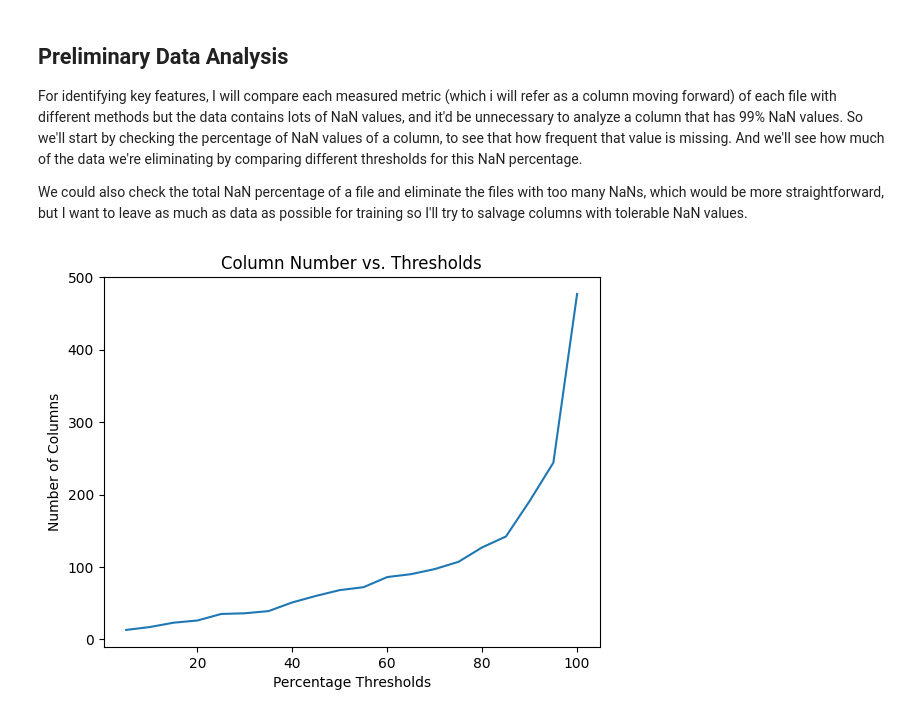
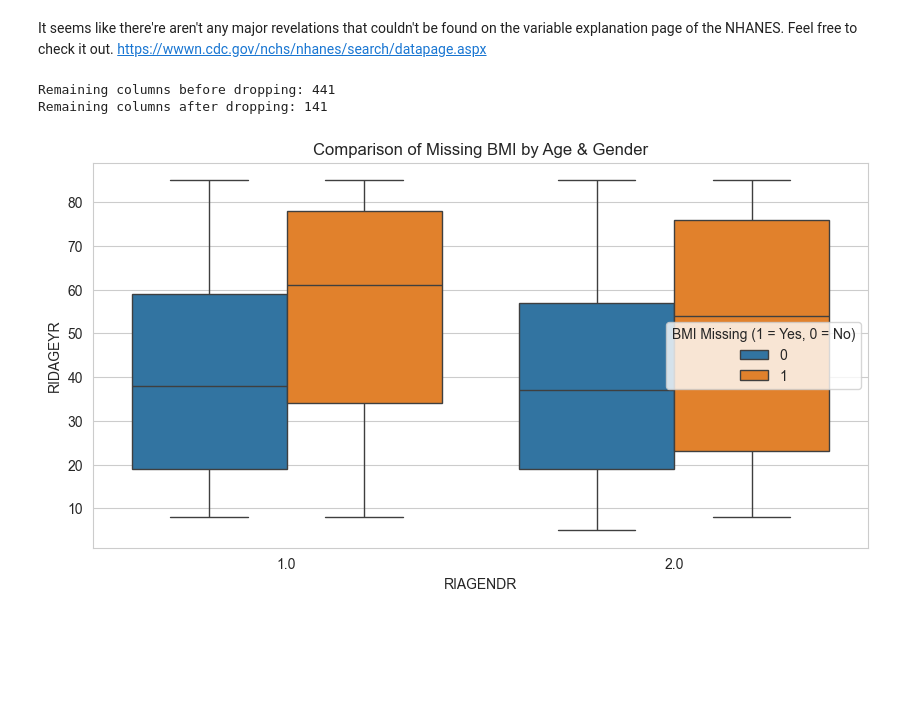
Before and after one commit to qutariki/nhanes_hypertension, a Jupyter notebook: data_preparation.ipynb, the cells around one changed output. Saved outputs shown, nothing was run; the diff lists cells and outputs as text; code cells hidden in the pictures; blank space fills up the shorter version.

```diff
--- a/data_preparation.ipynb
+++ b/data_preparation.ipynb
@@ -23,0 +83,10 @@ df = df.drop_duplicates(subset='SEQN', keep='last')
+# %%
+def nanPercentage(df):
+    # calculate nan percents for each col in df
+    nan_percents = (df.isna().mean() * 100).reset_index()
+    nan_percents.columns = ['col', 'nan_percent']
+    return nan_percents
+
+def thrCols(target_df, target_col, thr=98, reverse=False):
+    # return cols that have nan/corr percentages under a threshold
+    return target_df[target_df[target_col] > thr] if reverse else target_df[target_df[target_col] <= thr]
@@ -23,0 +138,22 @@ df = df.drop_duplicates(subset='SEQN', keep='last')
+# %% [markdown]
+It seems like there're aren't any major revelations that couldn't be found on the variable explanation page of the NHANES. Feel free to check it out.
+https://wwwn.cdc.gov/nchs/nhanes/search/datapage.aspx
+# %%
+# proceed by dropping the mostly-nan columns
+print(f"Remaining columns before dropping: {df.shape[1]}")
+df = df.drop(thrCols(nans, 'nan_percent', thr=85, reverse = True)['col'], axis=1)
+print(f"Remaining columns after dropping: {df.shape[1]}")
+# %% [output]
+Remaining columns before dropping: 441
+Remaining columns after dropping: 141
+# %%
+# bmi seems to be missing more commonly for older participants
+df['BMI_missing'] = df['BMXBMI'].isnull().astype(int)
+
+plt.figure(figsize=(10, 5))
+sns.boxplot(x='RIAGENDR', y='RIDAGEYR', hue='BMI_missing', data=df)
+plt.title("Comparison of Missing BMI by Age & Gender")
+plt.legend(title="BMI Missing (1 = Yes, 0 = No)")
+plt.show()
+# %% [output]
+[figure, added]
@@ -33,5 +191,0 @@ df = df.drop(columns='SMDUPCA')
-# %% [markdown]
-## Preliminary Data Analysis
-For identifying key features, I will compare each measured metric (which i will refer as a column moving forward) of each file with different methods but the data contains lots of NaN values, and it'd be unnecessary to analyze a column that has 99% NaN values. So we'll start by checking the percentage of NaN values of a column, to see that how frequent that value is missing. And we'll see how much of the data we're eliminating by comparing different thresholds for this NaN percentage.
-
-We could also check the total NaN percentage of a file and eliminate the files with too many NaNs, which would be more straightforward, but I want to leave as much as data as possible for training so I'll try to salvage columns with tolerable NaN values.
@@ -52,14 +191,0 @@ def thrCols(target_df, target_col, thr = 98, reverse = 0):
-# %%
-import matplotlib.pyplot as plt
-nans = nanPercentage(df)
-thresholds = range(100, 0, -5)
-col_n = [thrCols(nans, 'nan_percent',thr).shape[0] for thr in thresholds]
-
-plt.plot(thresholds, col_n)
-
-plt.xlabel("Percentage Thresholds")
-plt.ylabel("Number of Columns")
-plt.title("Column Number vs. Thresholds")
-plt.show()
-# %% [output]
-[figure, removed]
```
Also changed, not shown: parts of 30 cells of this notebook, 1 other file.
